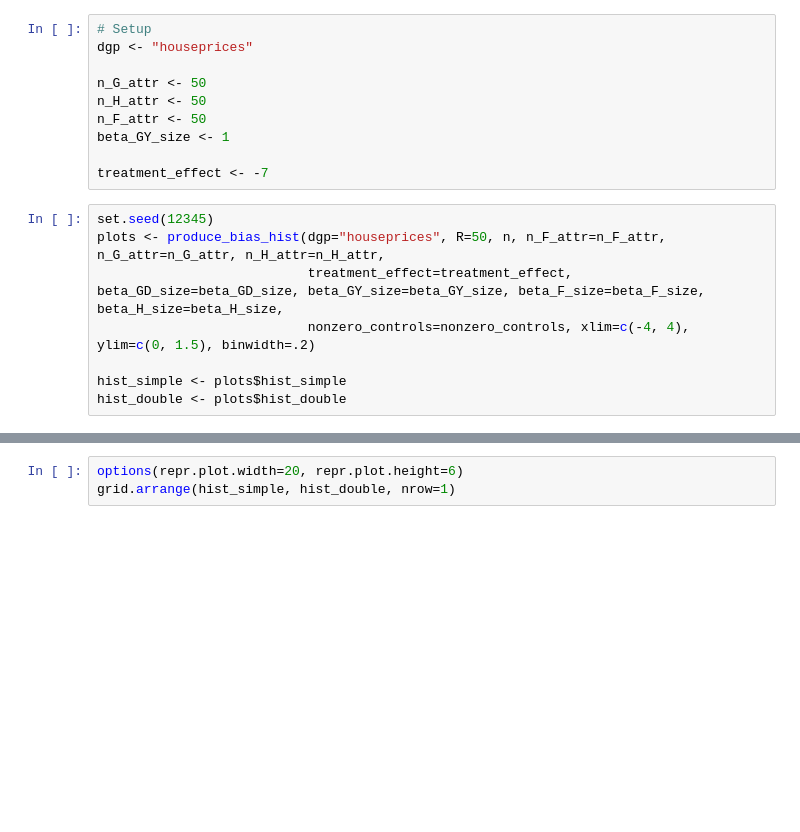
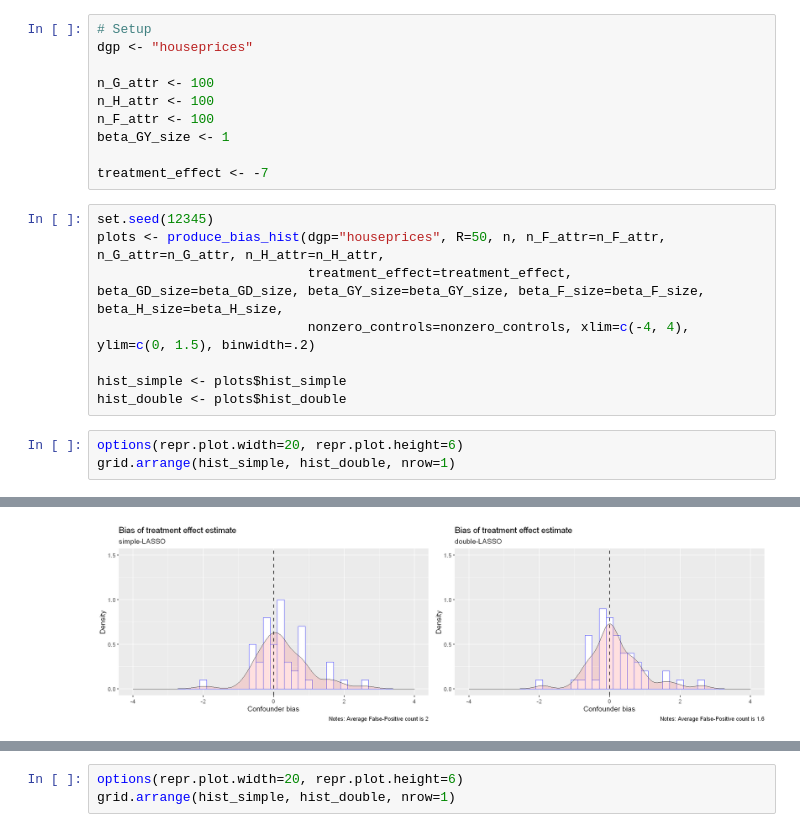
Before and after one commit to maxschae/compstat-project, a Jupyter notebook: CompStat_Project_Max_Schäfer.ipynb, the cells around one changed output, grey strips where cells are left out. Saved outputs shown, nothing was run; the diff lists cells and outputs as text; blank space fills up the shorter version.

```diff
--- a/CompStat_Project_Max_Schäfer.ipynb
+++ b/CompStat_Project_Max_Schäfer.ipynb
@@ -841,9 +886,9 @@ grid.arrange(p1_houseprices, p2_houseprices, nrow=1)
 # Setup
 dgp <- "houseprices"
 
-n_G_attr <- 50
-n_H_attr <- 50
-n_F_attr <- 50
+n_G_attr <- 100
+n_H_attr <- 100
+n_F_attr <- 100
 beta_GY_size <- 1
 
 treatment_effect <- -7
@@ -855,3 +900,7 @@ plots <- produce_bias_hist(dgp="houseprices", R=50, n, n_F_attr=n_F_attr, n_G_at
 
 hist_simple <- plots$hist_simple
 hist_double <- plots$hist_double
+# %%
+options(repr.plot.width=20, repr.plot.height=6)
+grid.arrange(hist_simple, hist_double, nrow=1)
+# %% [output]
@@ -857,0 +911 @@ hist_double <- plots$hist_double
+[figure, added]
```
Also changed, not shown: parts of 42 cells of this notebook, 5 other files.
